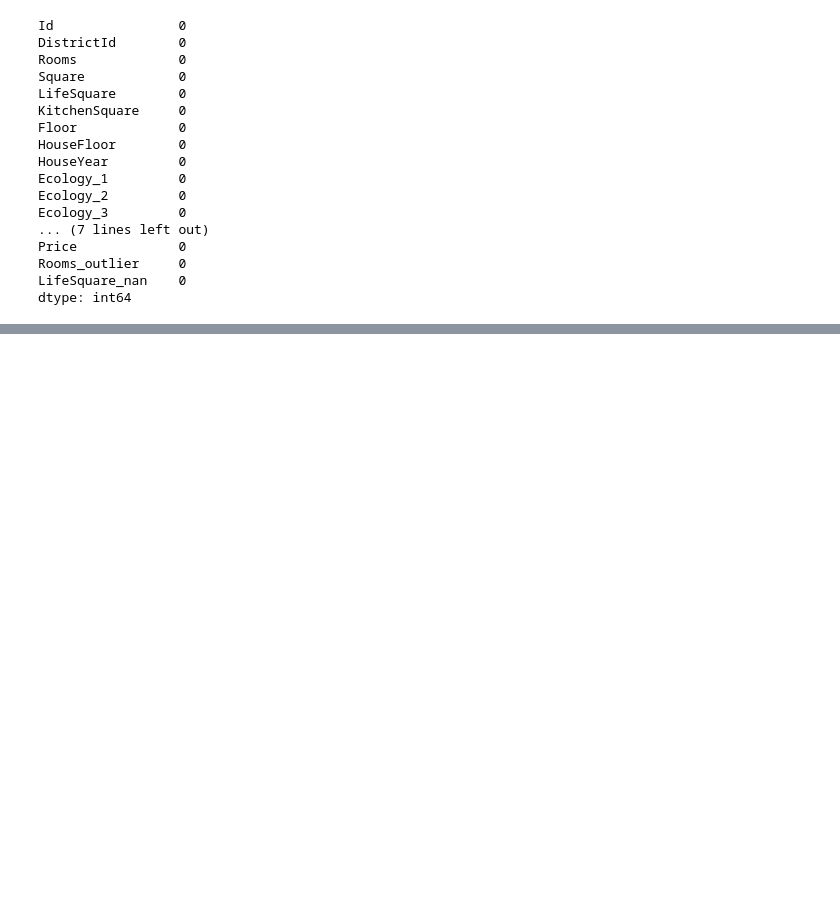
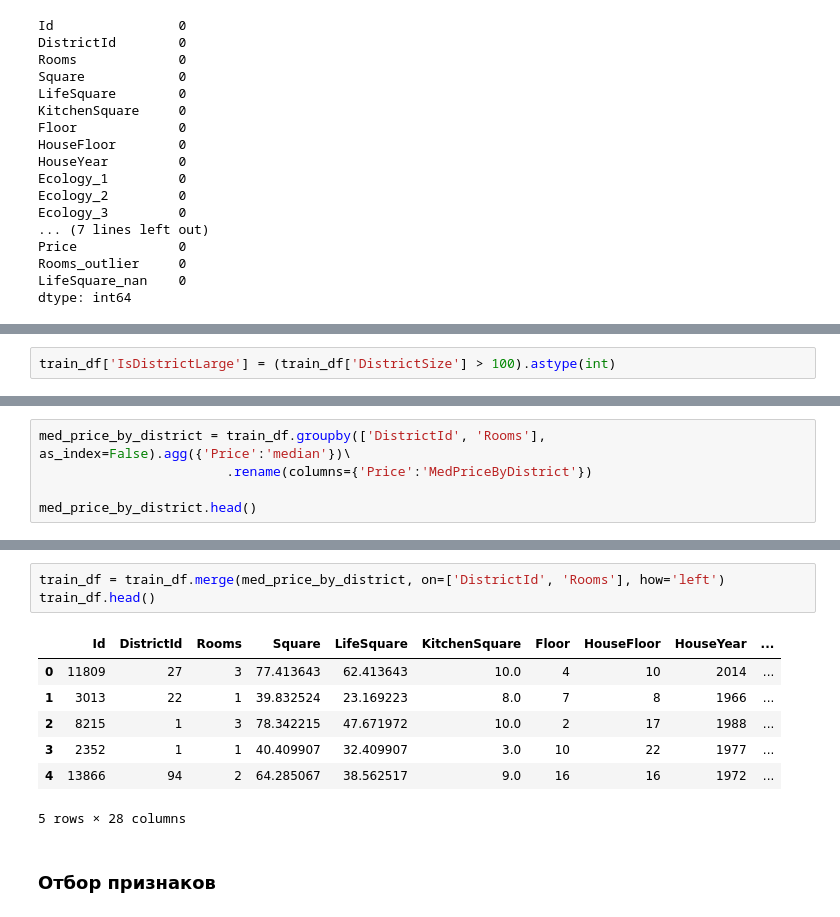
Before and after one commit to KazancevVitaly/Python_for_DataScience, a Jupyter notebook: coursework.ipynb, the cells around one changed output, grey strips where cells are left out. Saved outputs shown, nothing was run; the diff lists cells and outputs as text; blank space fills up the shorter version.

```diff
--- a/coursework.ipynb
+++ b/coursework.ipynb
@@ -556,0 +619,2 @@ train_df.describe()
+# %%
+train_df['IsDistrictLarge'] = (train_df['DistrictSize'] > 100).astype(int)
@@ -556,0 +623,5 @@ train_df.describe()
+# %%
+med_price_by_district = train_df.groupby(['DistrictId', 'Rooms'], as_index=False).agg({'Price':'median'})\
+                        .rename(columns={'Price':'MedPriceByDistrict'})
+
+med_price_by_district.head()
@@ -556,0 +635,13 @@ train_df.describe()
+# %%
+train_df = train_df.merge(med_price_by_district, on=['DistrictId', 'Rooms'], how='left')
+train_df.head()
+# %% [output]
+|  | Id | DistrictId | Rooms | Square | LifeSquare | KitchenSquare | Floor | HouseFloor | HouseYear | ... |
+| 0 | 11809 | 27 | 3 | 77.413643 | 62.413643 | 10.0 | 4 | 10 | 2014 | ... |
+| 1 | 3013 | 22 | 1 | 39.832524 | 23.169223 | 8.0 | 7 | 8 | 1966 | ... |
+| 2 | 8215 | 1 | 3 | 78.342215 | 47.671972 | 10.0 | 2 | 17 | 1988 | ... |
+| 3 | 2352 | 1 | 1 | 40.409907 | 32.409907 | 3.0 | 10 | 22 | 1977 | ... |
+| 4 | 13866 | 94 | 2 | 64.285067 | 38.562517 | 9.0 | 16 | 16 | 1972 | ... |
+5 rows × 28 columns
+# %% [markdown]
+### Отбор признаков
```
Also changed, not shown: parts of 50 cells of this notebook, 2 other files.
